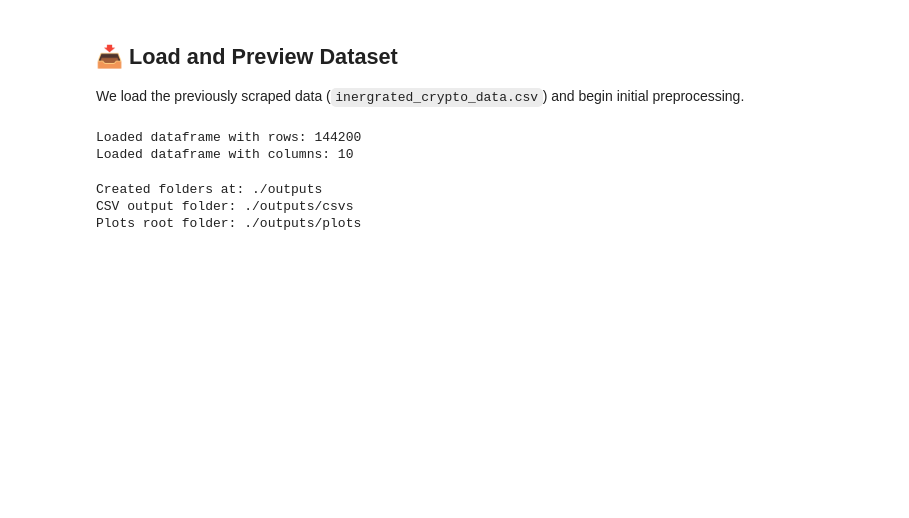
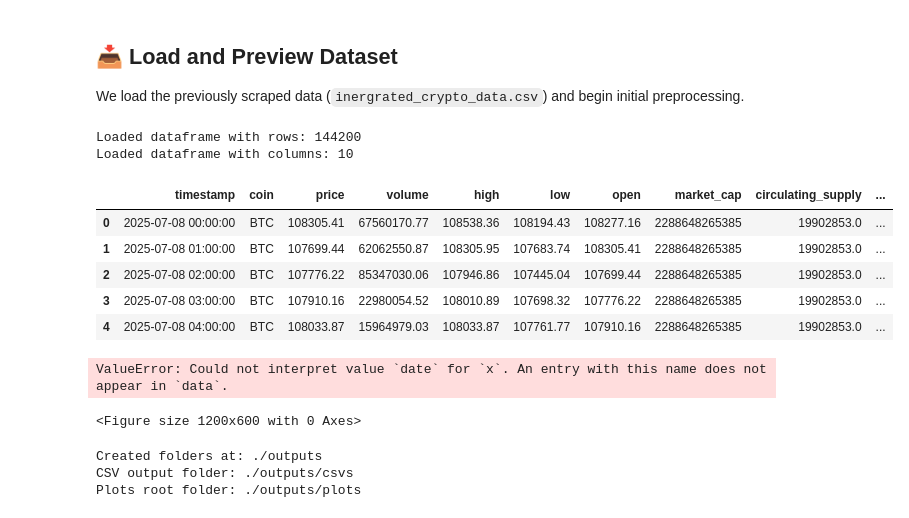
Before and after one commit to Humpnduati/Cryptocurrency_Market_Analysis, a Jupyter notebook: crypto_price_storytelling.ipynb, the cells around one changed output. Cells and saved outputs as stored; diff of their text form; code cells hidden in the pictures; blank space fills up the shorter version.

```diff
--- a/crypto_price_storytelling.ipynb
+++ b/crypto_price_storytelling.ipynb
@@ -135,11 +135,39 @@ import os
 # %%
 df = pd.read_csv('integrated_crypto_data.csv', parse_dates = ['timestamp'])
 
 print('Loaded dataframe with rows: ' + str(df.shape[0]))
 print('Loaded dataframe with columns: ' + str(df.shape[1]))
+
+df.head(5)
 # %% [output]
 Loaded dataframe with rows: 144200
 Loaded dataframe with columns: 10
+|  | timestamp | coin | price | volume | high | low | open | market_cap | circulating_supply | ... |
+| 0 | 2025-07-08 00:00:00 | BTC | 108305.41 | 67560170.77 | 108538.36 | 108194.43 | 108277.16 | 2288648265385 | 19902853.0 | ... |
+| 1 | 2025-07-08 01:00:00 | BTC | 107699.44 | 62062550.87 | 108305.95 | 107683.74 | 108305.41 | 2288648265385 | 19902853.0 | ... |
+| 2 | 2025-07-08 02:00:00 | BTC | 107776.22 | 85347030.06 | 107946.86 | 107445.04 | 107699.44 | 2288648265385 | 19902853.0 | ... |
+| 3 | 2025-07-08 03:00:00 | BTC | 107910.16 | 22980054.52 | 108010.89 | 107698.32 | 107776.22 | 2288648265385 | 19902853.0 | ... |
+| 4 | 2025-07-08 04:00:00 | BTC | 108033.87 | 15964979.03 | 108033.87 | 107761.77 | 107910.16 | 2288648265385 | 19902853.0 | ... |
+# %%
+daily_volume = df.resample('D', on='timestamp')['volume'].sum().reset_index()
+plt.figure(figsize=(12, 6))
+
+# Plot daily data
+sns.lineplot(data=daily_volume, x='date', y='volume', color='#1f77b4')
+
+# Formatting
+plt.title('Total Daily Volume Timeline', fontsize=14)
+plt.xlabel('Date')
+plt.ylabel('Total Volume')
+plt.grid(alpha=0.3)
+plt.tight_layout()
+
+# Save or show
+plt.savefig('volume_timeline.png', dpi=300)
+plt.show()
+# %% [output]
+ValueError: Could not interpret value `date` for `x`. An entry with this name does not appear in `data`.
+<Figure size 1200x600 with 0 Axes>
 # %%
 # Prepare output folders
 base_out = './outputs'
```
Also changed, not shown: parts of 4 cells of this notebook, 8 other files.
